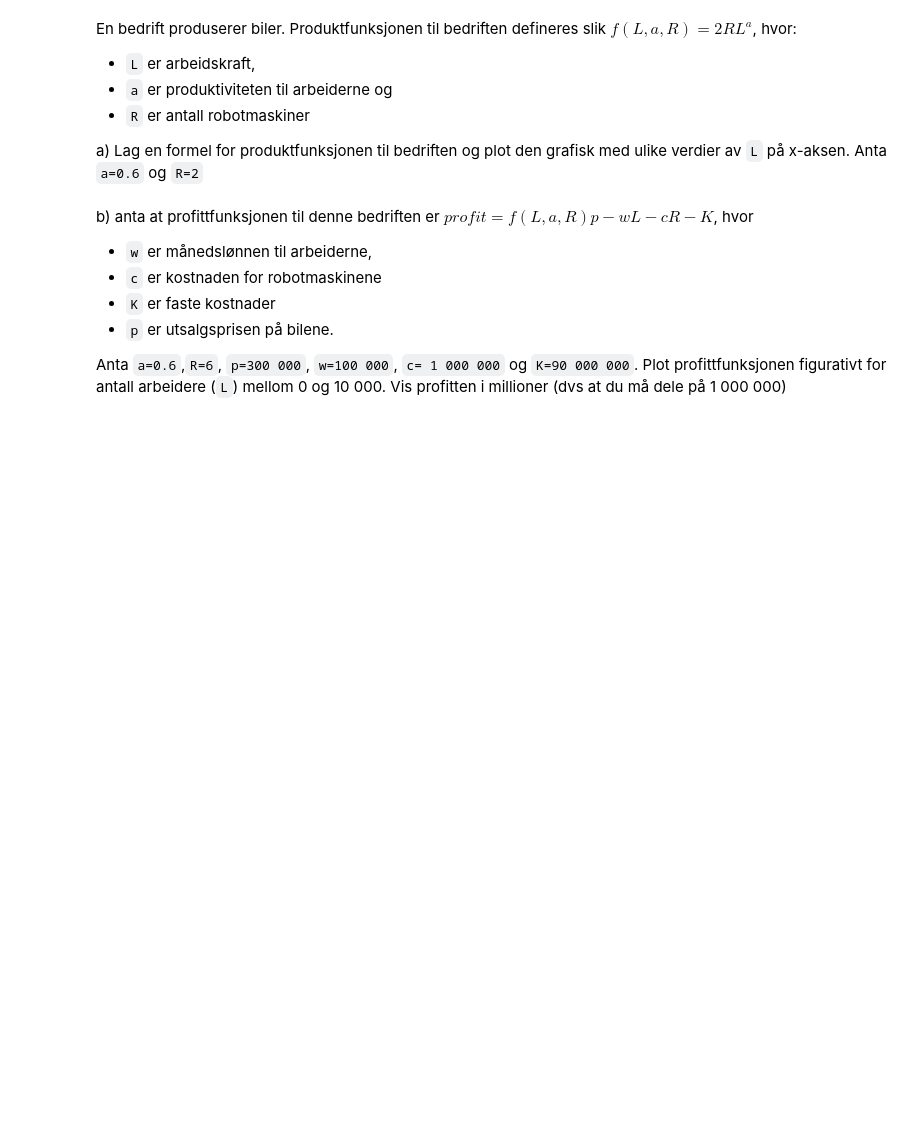
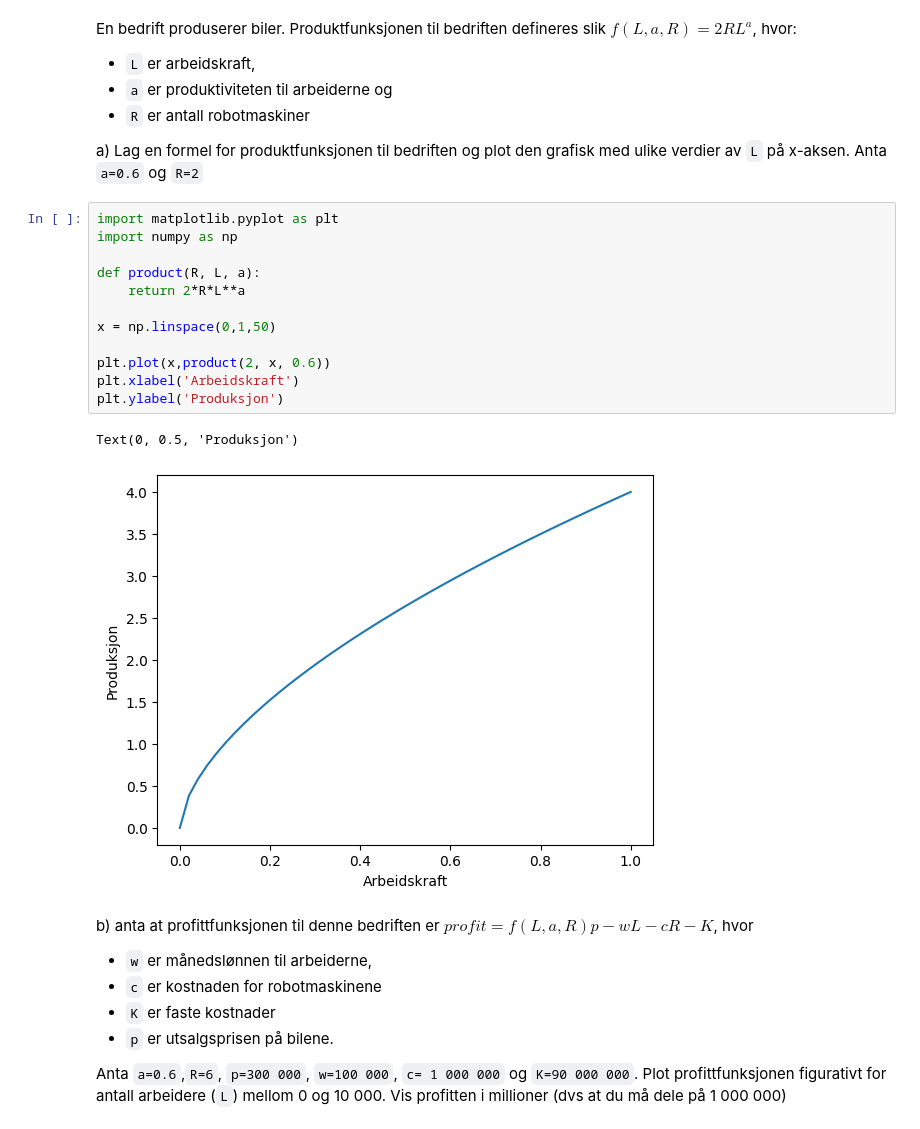
Before and after one commit to osa032/SOK_1003, a Jupyter notebook: SOK-1003-eksamen-2022-mappe2.ipynb, the cells around one changed output. Cells and saved outputs as stored; diff of their text form; blank space fills up the shorter version.

```diff
--- a/SOK-1003-eksamen-2022-mappe2.ipynb
+++ b/SOK-1003-eksamen-2022-mappe2.ipynb
@@ -215,6 +248,21 @@ En bedrift produserer biler. Produktfunksjonen til bedriften defineres slik  $f(
 - `R` er antall robotmaskiner
 
 a) Lag en formel for produktfunksjonen til bedriften og plot den grafisk med ulike verdier av `L` på x-aksen. Anta `a=0.6` og `R=2`
+# %%
+import matplotlib.pyplot as plt
+import numpy as np
+
+def product(R, L, a):
+    return 2*R*L**a
+
+x = np.linspace(0,1,50)
+
+plt.plot(x,product(2, x, 0.6))
+plt.xlabel('Arbeidskraft')
+plt.ylabel('Produksjon')
+# %% [output]
+Text(0, 0.5, 'Produksjon')
+[figure, added]
 # %% [markdown]
 b) anta at profittfunksjonen til denne bedriften er ${profit = f(L, a, R)p-wL-cR-K}$, hvor
 - `w` er månedslønnen til arbeiderne,
```
Also changed, not shown: parts of 11 cells of this notebook.
